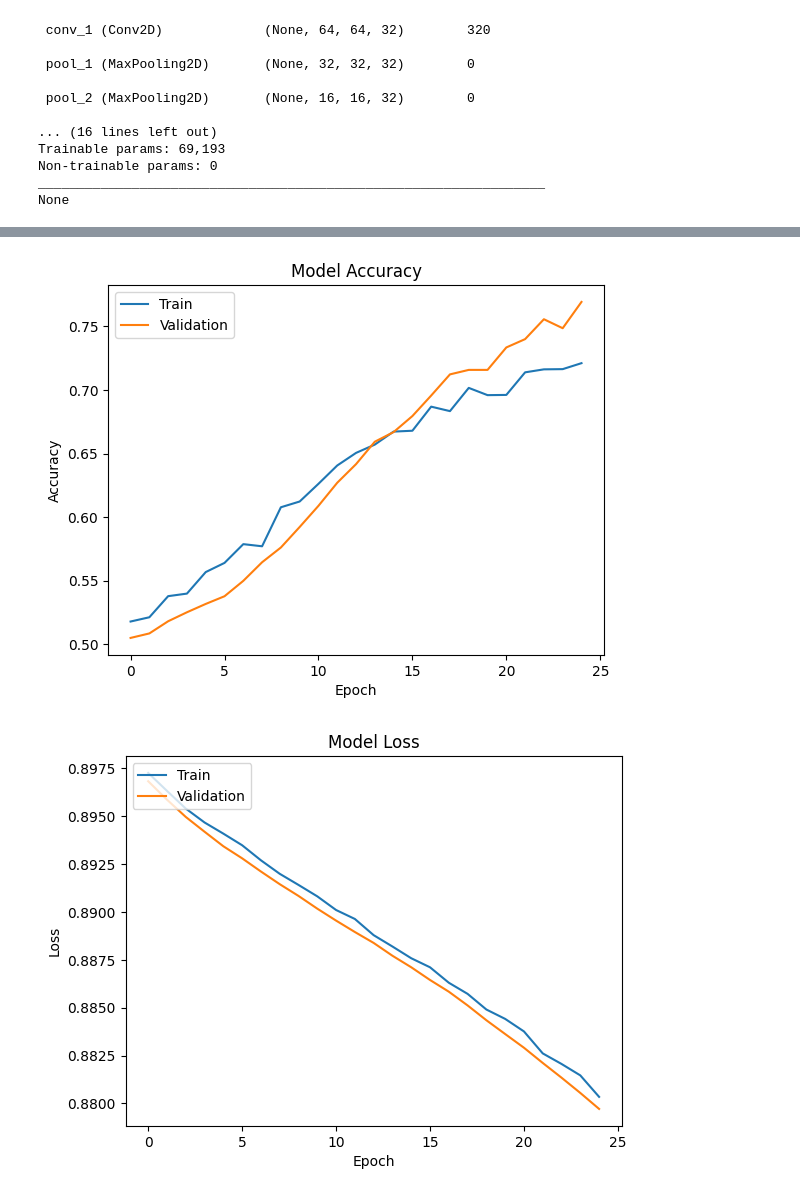
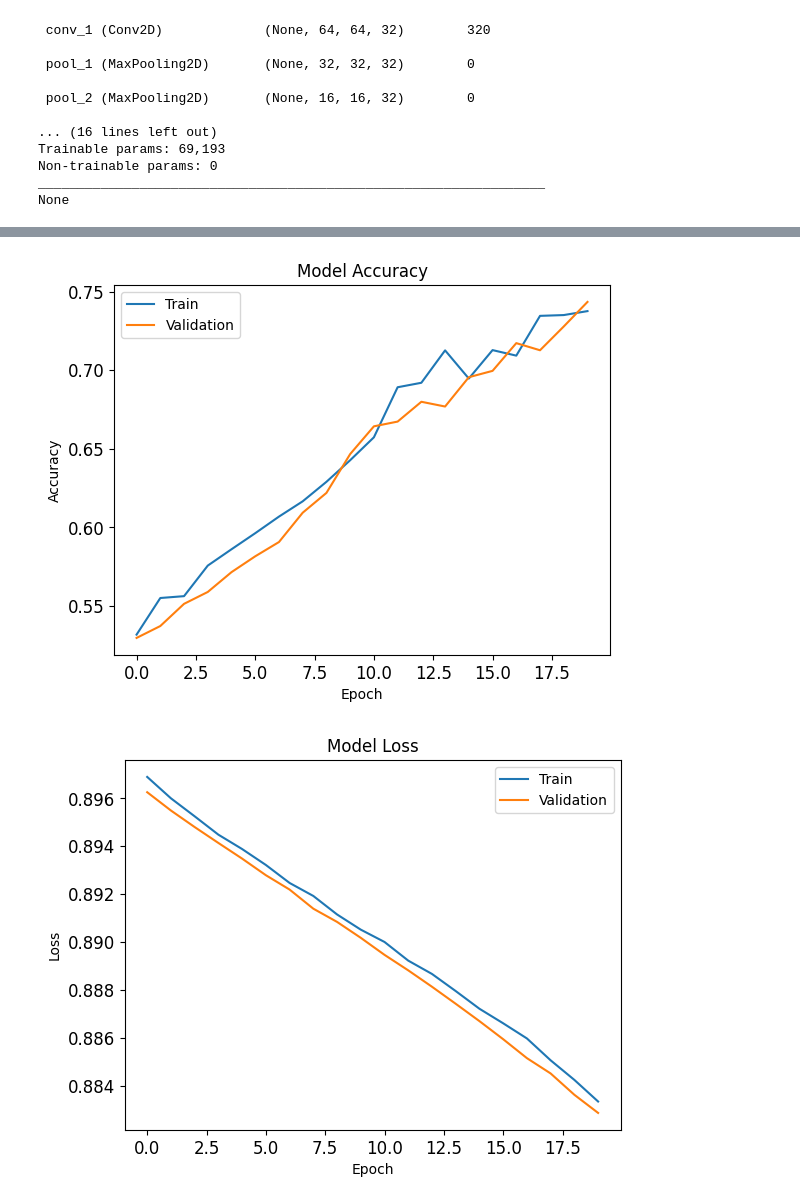
Before and after one commit to Ayushjha02/MLNN_Image_class, a Jupyter notebook: MLNN_Image_class.ipynb, the cells around one changed output, grey strips where cells are left out. Drawn from its saved outputs; the diff is of its cells as text; code cells hidden in the pictures.

```diff
--- a/MLNN_Image_class.ipynb
+++ b/MLNN_Image_class.ipynb
@@ -160,7 +160,7 @@ flat = tf.keras.layers.Flatten()(pool_4)
 
 # Add regularization and dropout
 fc_2 = tf.keras.layers.Dense(512, activation='relu', kernel_regularizer=regularizers.l2(0.001))(flat)
-fc_2 = tf.keras.layers.Dropout(0.2)(fc_2)
+fc_2 = tf.keras.layers.Dropout(0.1)(fc_2)
 output = tf.keras.layers.Dense(1, activation='sigmoid')(fc_2)
 
 class_model = models.Model(inputs=inp,outputs=output,name='class_model')
@@ -200,7 +200,7 @@ early_stopping = EarlyStopping(monitor='val_loss', patience=3, verbose=1)
 history = class_model.fit(
     train_generator,
     steps_per_epoch=train_generator.samples // train_generator.batch_size,
-    epochs=25,
+    epochs=20,
     validation_data=test_generator,
     validation_steps=test_generator.samples // test_generator.batch_size,
     callbacks=[early_stopping]
@@ -244,24 +277,29 @@ Test accuracy: 0.7689999938011169
 # %%
 # Ploting
 # Visualize the training history
+
 plt.plot(history.history['accuracy'])
 plt.plot(history.history['val_accuracy'])
 plt.title('Model Accuracy')
 plt.ylabel('Accuracy')
 plt.xlabel('Epoch')
+plt.yticks(fontsize=12)
+plt.xticks(fontsize=12)
 plt.legend(['Train', 'Validation'], loc='upper left')
 plt.show()
 
 plt.plot(history.history['loss'])
 plt.plot(history.history['val_loss'])
 plt.title('Model Loss')
 plt.ylabel('Loss')
 plt.xlabel('Epoch')
-plt.legend(['Train', 'Validation'], loc='upper left')
+plt.yticks(fontsize=12)
+plt.xticks(fontsize=12)
+plt.legend(['Train', 'Validation'], loc='upper right')
 plt.show()
 # %% [output]
-[figure, old version]
+[figure, new version]
-[figure, old version]
+[figure, new version]
 # %%
   # prediction
 # Make predictions on a new test dataset
```
Also changed, not shown: parts of 7 cells of this notebook.
